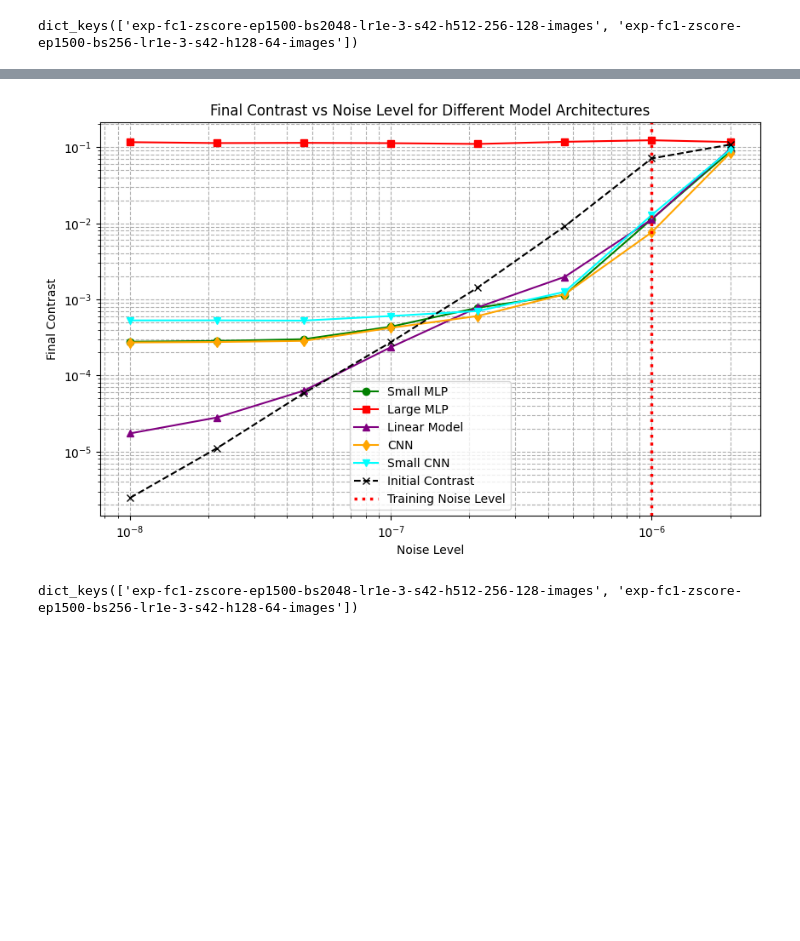
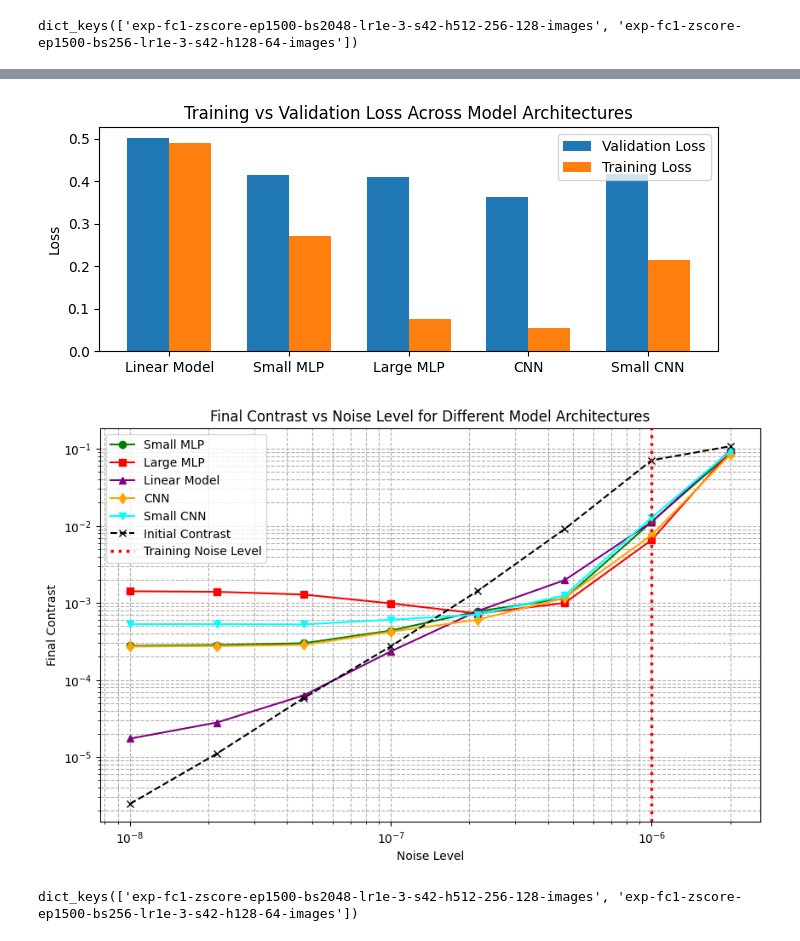
Before and after one commit to AlexeiKorolev/NASA-RL-Wavefront-Control, a Jupyter notebook: RL/visualize_mass_results2.ipynb, the cells around one changed output, grey strips where cells are left out. Drawn from its saved outputs; the diff is of its cells as text; code cells hidden in the pictures; blank space fills up the shorter version.

```diff
--- a/RL/visualize_mass_results2.ipynb
+++ b/RL/visualize_mass_results2.ipynb
@@ -1505,9 +1512,44 @@ mlp_results_LA_clean_sub.keys()
 # %%
 cnn_LA = cnn_LA_experiments['exp-fc1-zscore-ep500-bs256-lr1e-3-s42-h64-images']
 cnns_LA = cnn_LA_experiments['exp-fc1-zscore-ep500-bs256-lr1e-3-s42-h64-images-small']
-large_mlp_LA = mlp_results_LA_clean_sub['exp-fc1-zscore-ep1500-bs2048-lr1e-3-s42-h512-256-128-images']
+large_mlp_LA = mlp_results_LA_clean_sub['exp-fc1-zscore-ep1000-bs256-lr1e-3-s42-h512-256-128-images']
 small_mlp_LA = mlp_LA['exp-fc1-zscore-ep1500-bs256-lr1e-3-s42-h128-64-images']
 lm_LA = linear_LA['exp-fc1-zscore-ep5000-bs2048-lr1e-3-s42-h25-images']
+
+
+labels = ['Linear Model', 'Small MLP', 'Large MLP', 'CNN', 'Small CNN']
+x = np.arange(len(labels))
+width = 0.35
+
+val_losses = [
+    lm_LA['min val loss'],
+    small_mlp_LA['min val loss'],
+    large_mlp_LA['min val loss'],
+    cnn_LA['min val loss'],
+    cnns_LA['min val loss']
+]
+
+train_losses = [
+    lm_LA[' train loss'],
+    small_mlp_LA[' train loss'],
+    large_mlp_LA[' train loss'],
+    cnn_LA[' train loss'],
+    cnns_LA[' train loss']
+]
+
+plt.figure(figsize=(7, 3))
+
+plt.bar(x - width/2, val_losses, width, label='Validation Loss')
+plt.bar(x + width/2, train_losses, width, label='Training Loss')
+
+plt.xticks(x, labels)
+plt.ylabel('Loss')
+plt.title('Training vs Validation Loss Across Model Architectures')
+plt.legend()
+plt.tight_layout()
+plt.show()
+
+
 
 smr_exp1 = small_mlp_LA['exp1 evaluation stats']
 lmr_exp1 = large_mlp_LA['exp1 evaluation stats']
@@ -1531,34 +1573,35 @@ smr_exp1_final_contrast_log_std = np.array(smr_exp1['final_contrast_log10']['std
 lmr_exp1_final_contrast_log_std = np.array(lmr_exp1['final_contrast_log10']['std'])
 lr_exp1_final_contrast_log_std = np.array(lr_exp1['final_contrast_log10']['std'])
 cnn_exp1_final_contrast_log_std = np.array(cnn_exp1['final_contrast_log10']['std'])
 cnns_exp1_final_contrast_log_std = np.array(cnns_exp1['final_contrast_log10']['std'])
 
 initial_contrast = 10 ** np.array(smr_exp1['initial_contrast_log10']['mean'])
 noise_levels = smr_exp1['noise_levels']
 train_noise_level = 1e-6
 noise_level_index = np.where(np.isclose(noise_levels, train_noise_level))[0][0]
 
 
 plt.figure(figsize=(10,6))
 plt.plot(noise_levels, smr_exp1_final_contrast, marker='o', label='Small MLP', color='green')
 plt.plot(noise_levels, lmr_exp1_final_contrast, marker='s', label='Large MLP', color='red')
 plt.plot(noise_levels, lr_exp1_final_contrast, marker='^', label='Linear Model', color='purple')
 plt.plot(noise_levels, cnn_exp1_final_contrast, marker='d', label='CNN', color='orange')
 plt.plot(noise_levels, cnns_exp1_final_contrast, marker='v', label='Small CNN', color='cyan')
 plt.plot(noise_levels, initial_contrast, marker='x', label='Initial Contrast', color='black', linestyle='--')
 plt.axvline(x=train_noise_level, color='red', linestyle=':', label='Training Noise Level', linewidth=2.5)
 plt.xscale('log')
 plt.yscale('log')
 plt.xlabel('Noise Level')
 plt.ylabel('Final Contrast')
 plt.title('Final Contrast vs Noise Level for Different Model Architectures')
 plt.legend()
 plt.grid(True, which="both", ls="--")
 # plt.xlim(0.8e-7, 5e-7)
 
 plt.show()
 # %% [output]
-[figure, old version]
+[figure, new version]
+[figure, added]
 # %%
 mlp_results_LA_clean_sub = mlp_results_LA_clean['mlp\\LA clean']
 mlp_results_LA_clean_sub.keys()
```
Also changed, not shown: parts of 6 cells of this notebook, 34 other files.
